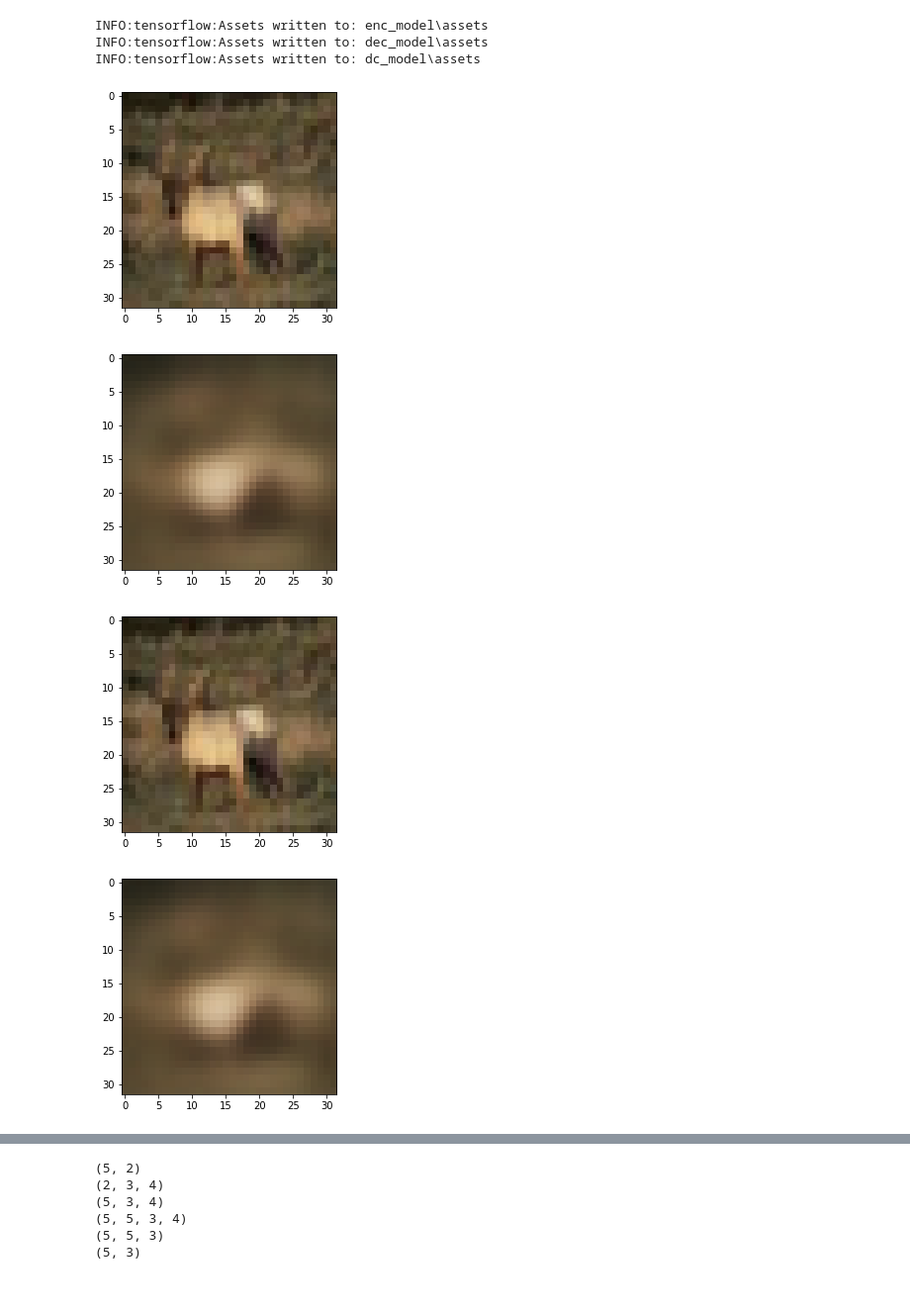
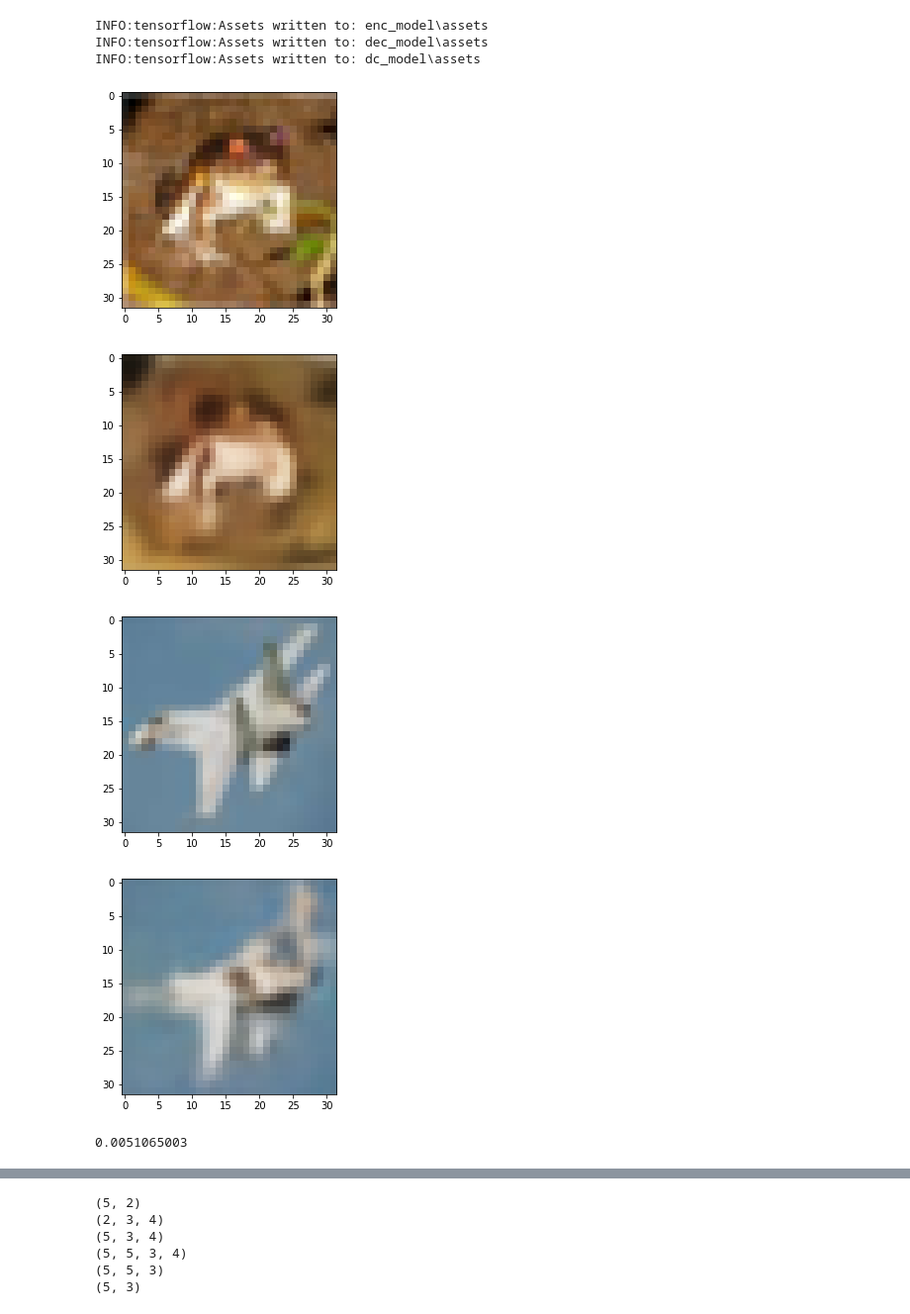
Before and after one commit to AlexThirty/XAI_project, a Jupyter notebook: AAE_conv.ipynb, the cells around one changed output, grey strips where cells are left out. Shown at 99% size. Drawn from its saved outputs; the diff is of its cells as text; code cells hidden in the pictures.

Commit message:
Errore su circa 0.003

```diff
--- a/AAE_conv.ipynb
+++ b/AAE_conv.ipynb
@@ -257,13 +269,13 @@ max_lr = 0.0025
 step_size = 2 * np.ceil(train_images.shape[0] / batch_size)
 epochs = 200
 
-latent_dim = 50
+latent_dim = 128
 alpha_leaky = 0.1
-filters = [32,64,256]
+filters = [64,128,256]
 kernel_size = [4,4,4]
-strides = [2,2,1]
-dense_units = [200,100]
-discriminator_units = [100,100,100]
+strides = [2,2,2]
+dense_units = [500,300]
+discriminator_units = [400,200]
 keep_prob = 0.5
 
 steps_per_epoch = train_images.shape[0] / batch_size
@@ -316,34 +328,40 @@ INFO:tensorflow:Assets written to: enc_model\assets
 INFO:tensorflow:Assets written to: dec_model\assets
 INFO:tensorflow:Assets written to: dc_model\assets
 # %%
-image = train_images[3,:,:,:].reshape((1,32,32,3))
+image = train_images[0,:,:,:].reshape((1,32,32,3))
 z = aae.encode_and_reparametrize(image)
 image_recon = aae.decode(z, apply_sigmoid=True)
 plt.figure()
 plt.imshow(image[0,:,:,:])
 plt.show()
 plt.figure()
 plt.imshow(image_recon[0,:,:,:])
 plt.show()
 
-aae_prova = AAE((length, width, channels), latent_dim, alpha_leaky, filters, kernel_size, strides, dense_units, discriminator_units, keep_prob, minidc_dims, base_lr, max_lr, step_size)
-aae_prova.decoder = tf.keras.models.load_model('dec_model')
-aae_prova.encoder = tf.keras.models.load_model('enc_model')
-aae_prova.discriminator = tf.keras.models.load_model('dc_model')
-image = train_images[3,:,:,:].reshape((1,32,32,3))
-z = aae_prova.encode_and_reparametrize(image)
-image_recon = aae_prova.decode(z, apply_sigmoid=True)
+image = test_images[10,:,:,:].reshape((1,32,32,3))
+z = aae.encode_and_reparametrize(image)
+image_recon = aae.decode(z, apply_sigmoid=True)
 plt.figure()
 plt.imshow(image[0,:,:,:])
 plt.show()
 plt.figure()
 plt.imshow(image_recon[0,:,:,:])
 plt.show()
 # %% [output]
-[figure, old version]
+[figure, new version]
-[figure, old version]
+[figure, new version]
-[figure, old version]
+[figure, new version]
-[figure, old version]
+[figure, new version]
+# %%
+# Faccio il test error per batch perché sul mio PC la GPU va OOM
+test_errors = []
+for x_batch in test_dataset:
+    test_err = aae.autoencoder_loss(x_batch)
+    test_errors.append(test_err)
+test_err = np.mean(test_errors)
+print(test_err)
+# %% [output]
+0.0051065003
 # %%
 import tensorflow_probability as tfp
 
```
Also changed, not shown: parts of 5 cells of this notebook, 12 other files.
